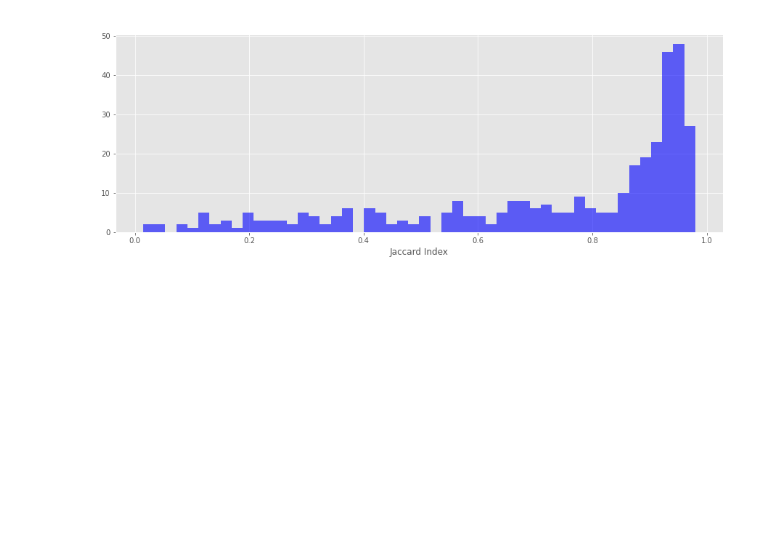
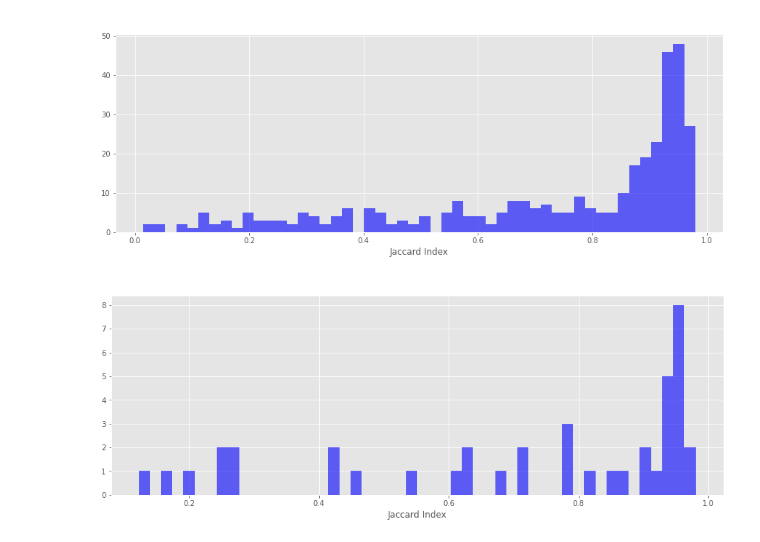
Before and after one commit to maxbeber/deep-water, a Jupyter notebook: 09-test-model-prediction.ipynb, the cells around one changed output. Cells and saved outputs as stored; diff of their text form; code cells hidden in the pictures; blank space fills up the shorter version.

Commit message:
Add histogram of the filtered lakes for verification.

```diff
--- a/09-test-model-prediction.ipynb
+++ b/09-test-model-prediction.ipynb
@@ -167,3 +167,12 @@ plt.hist(ordered_results.values(), color='b', alpha=0.6, bins=50)
 plt.show()
 # %% [output]
 [figure]
+# %%
+plt.figure(figsize=(15,5))
+plt.style.use('ggplot')
+plt.xlabel('Jaccard Index')
+plt.title(model_name)
+plt.hist(filtered_results.values(), color='b', alpha=0.6, bins=50)
+plt.show()
+# %% [output]
+[figure, added]
```
Also changed, not shown: parts of 2 cells of this notebook.
